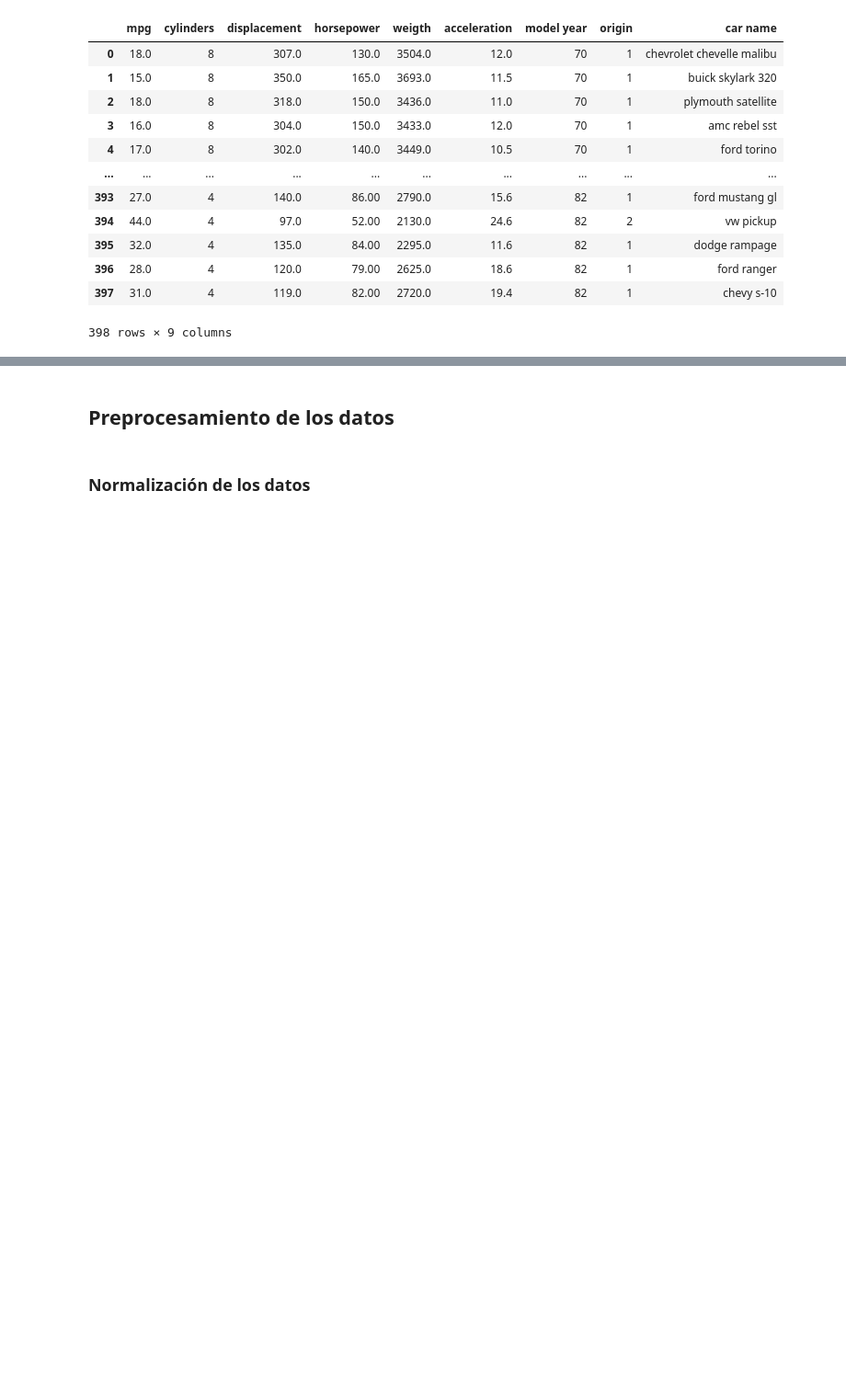
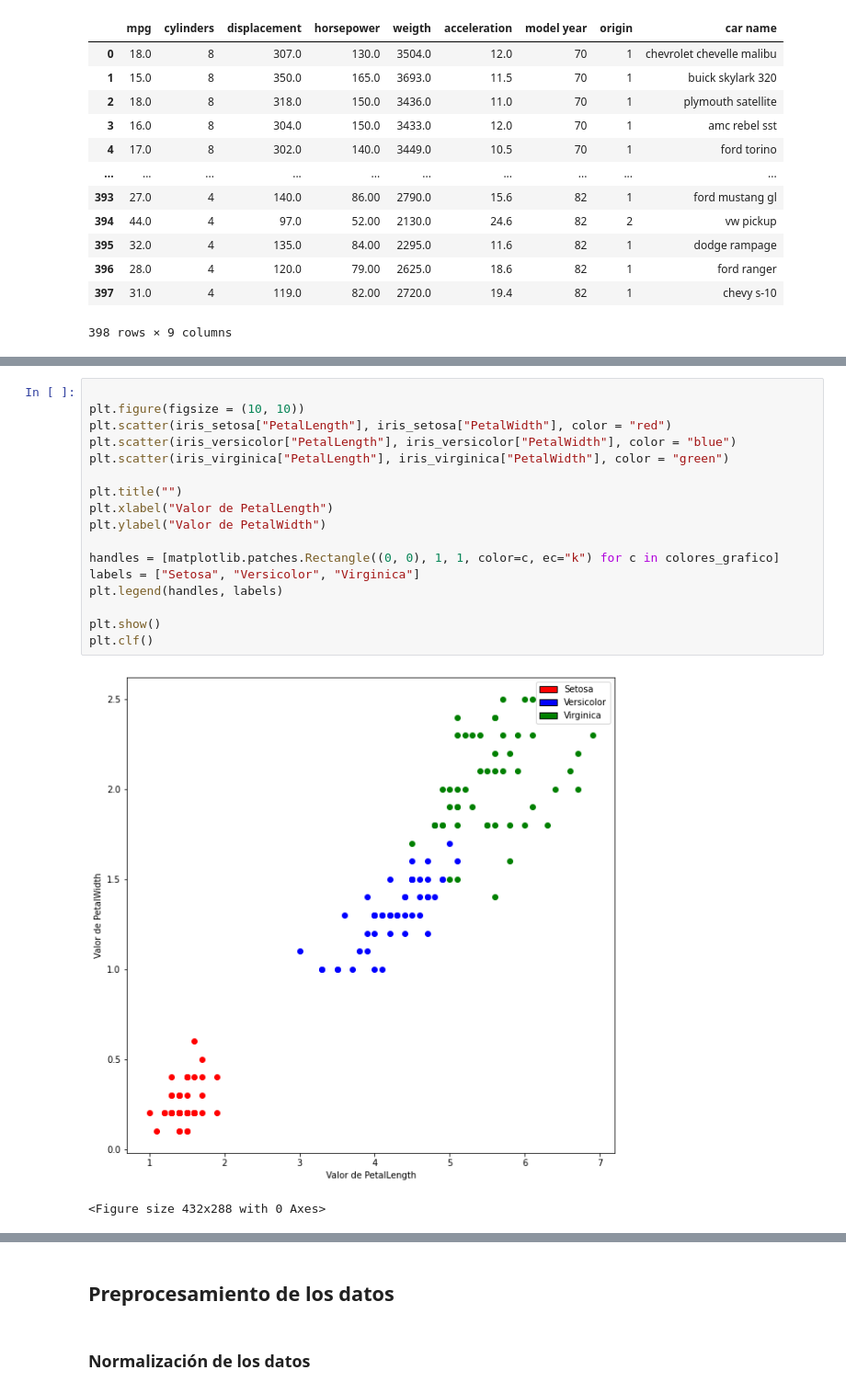
Before and after one commit to advy99/taller_osl_sklearn, a Jupyter notebook: notebook_taller.ipynb, the cells around one changed output, grey strips where cells are left out. Shown at 92% size. Drawn from its saved outputs; the diff is of its cells as text; blank space fills up the shorter version.

```diff
--- a/notebook_taller.ipynb
+++ b/notebook_taller.ipynb
@@ -78,0 +121,20 @@ mpg_dataset
+# %%
+
+plt.figure(figsize = (10, 10))
+plt.scatter(iris_setosa["PetalLength"], iris_setosa["PetalWidth"], color = "red")
+plt.scatter(iris_versicolor["PetalLength"], iris_versicolor["PetalWidth"], color = "blue")
+plt.scatter(iris_virginica["PetalLength"], iris_virginica["PetalWidth"], color = "green")
+
+plt.title("")
+plt.xlabel("Valor de PetalLength")
+plt.ylabel("Valor de PetalWidth")
+
+handles = [matplotlib.patches.Rectangle((0, 0), 1, 1, color=c, ec="k") for c in colores_grafico]
+labels = ["Setosa", "Versicolor", "Virginica"]
+plt.legend(handles, labels)
+
+plt.show()
+plt.clf()
+# %% [output]
+[figure, added]
+<Figure size 432x288 with 0 Axes>
```
Also changed, not shown: parts of 7 cells of this notebook.
